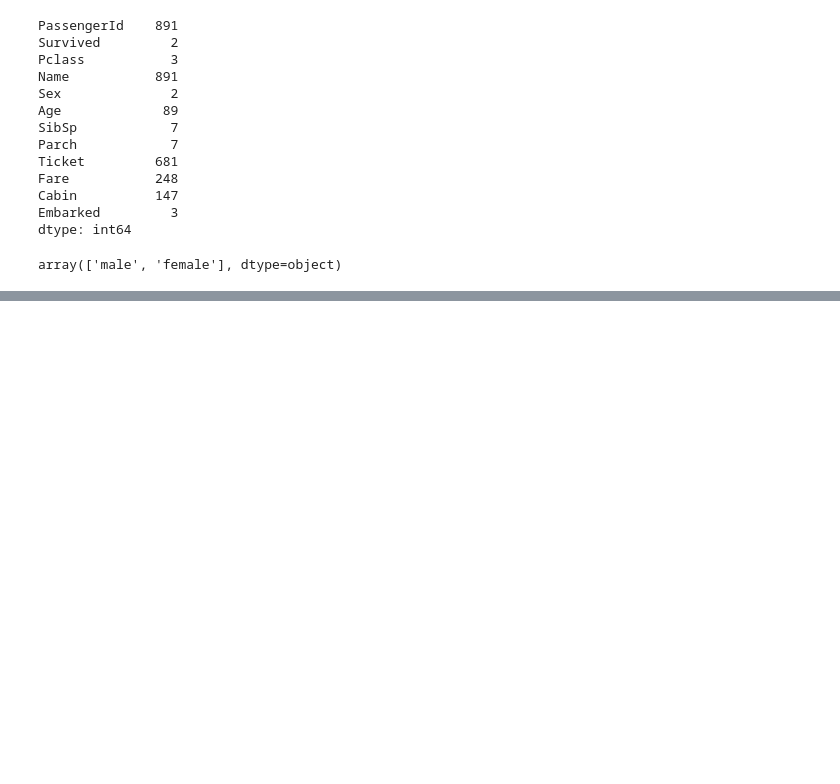
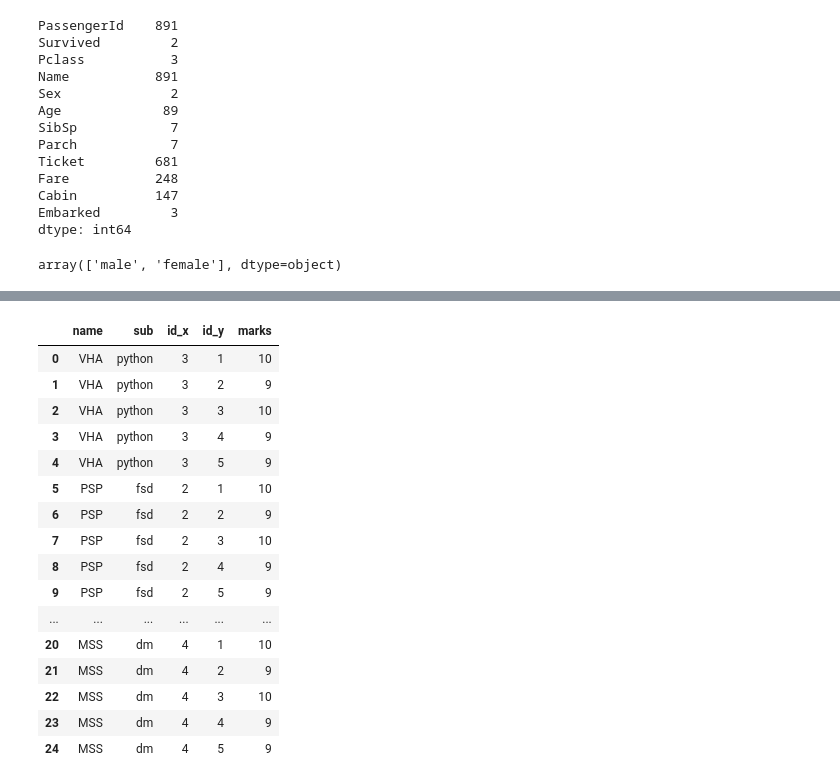
Before and after one commit to BhavyaDoriya/Python-2, a Jupyter notebook: T1/Pandas.ipynb, the cells around one changed output, grey strips where cells are left out. Drawn from its saved outputs; the diff is of its cells as text; code cells hidden in the pictures; blank space fills up the shorter version.

Commit message:
Merge and concat

```diff
--- a/T1/Pandas.ipynb
+++ b/T1/Pandas.ipynb
@@ -995,0 +1157,7 @@ Name: Embarked, dtype: int64
+# %%
+df1=pd.DataFrame({
+    "name":["VHA","PSP","VBY","DPS","MSS"],
+    "sub":["python","fsd","coa","toc","dm"],
+    "id":[3,2,1,6,4]
+})
+df1
@@ -995,0 +1171,6 @@ Name: Embarked, dtype: int64
+# %%
+df2=pd.DataFrame({
+    "id":[1,2,3,4,5],
+    "marks":[10,9,10,9,9]
+})
+df2
@@ -995,0 +1228,20 @@ Name: Embarked, dtype: int64
+# %%
+pd.merge(df1,df2,how="cross")
+# %% [output]
+|  | name | sub | id_x | id_y | marks |
+| 0 | VHA | python | 3 | 1 | 10 |
+| 1 | VHA | python | 3 | 2 | 9 |
+| 2 | VHA | python | 3 | 3 | 10 |
+| 3 | VHA | python | 3 | 4 | 9 |
+| 4 | VHA | python | 3 | 5 | 9 |
+| 5 | PSP | fsd | 2 | 1 | 10 |
+| 6 | PSP | fsd | 2 | 2 | 9 |
+| 7 | PSP | fsd | 2 | 3 | 10 |
+| 8 | PSP | fsd | 2 | 4 | 9 |
+| 9 | PSP | fsd | 2 | 5 | 9 |
+| ... | ... | ... | ... | ... | ... |
+| 20 | MSS | dm | 4 | 1 | 10 |
+| 21 | MSS | dm | 4 | 2 | 9 |
+| 22 | MSS | dm | 4 | 3 | 10 |
+| 23 | MSS | dm | 4 | 4 | 9 |
+| 24 | MSS | dm | 4 | 5 | 9 |
```
Also changed, not shown: parts of 54 cells of this notebook, 8 other files.
